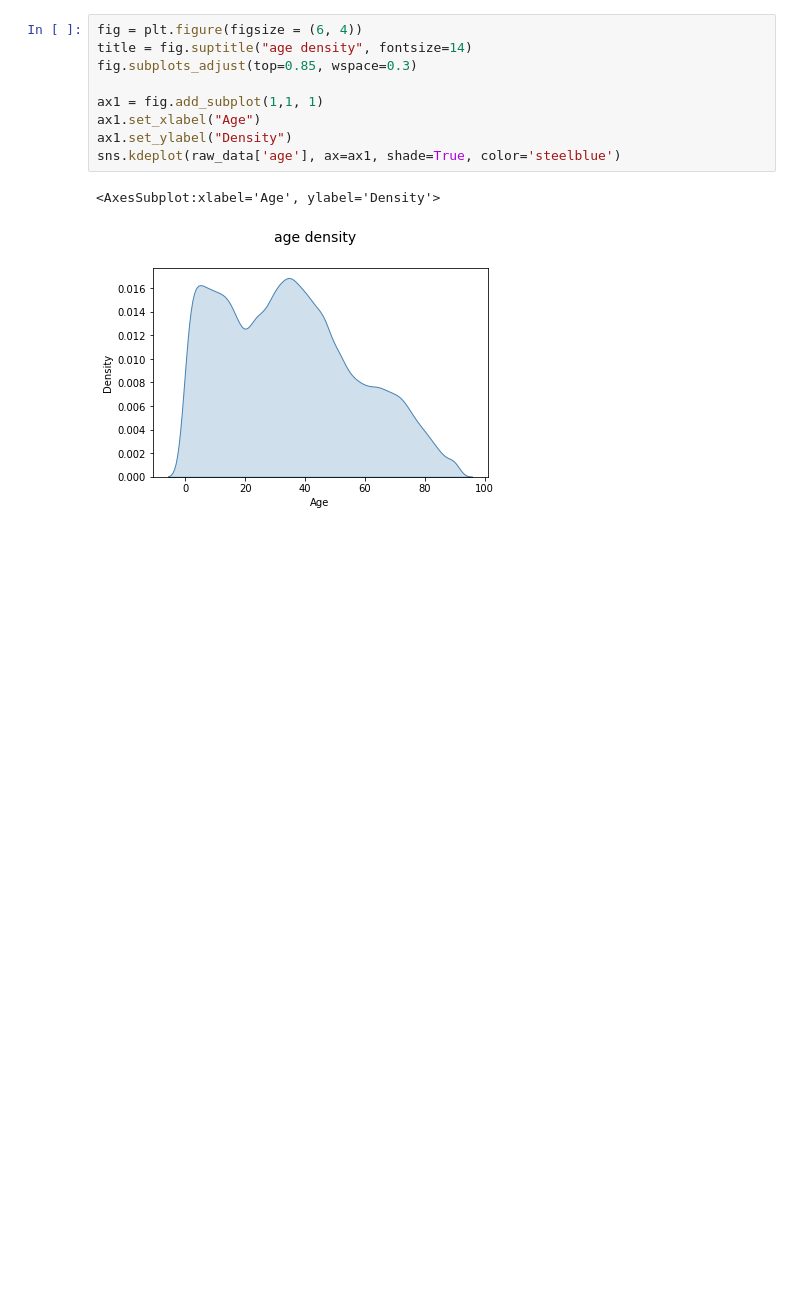
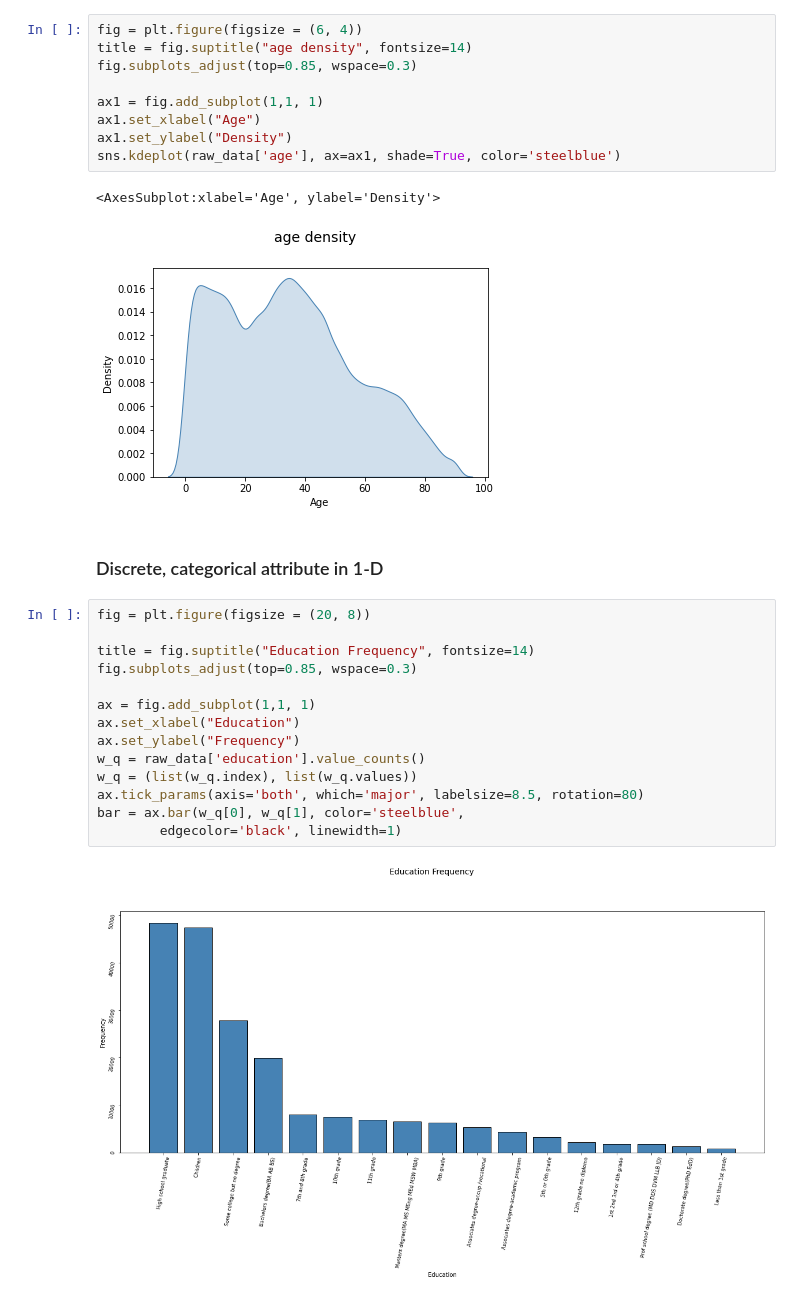
Before and after one commit to ThomasBrue/first-assignment-data-science, a Jupyter notebook: censusIncome.ipynb, the cells around one changed output. Saved outputs shown, nothing was run; the diff lists cells and outputs as text; blank space fills up the shorter version.

Commit message:
added categorial plot

```diff
--- a/censusIncome.ipynb
+++ b/censusIncome.ipynb
@@ -73,3 +73,21 @@ sns.kdeplot(raw_data['age'], ax=ax1, shade=True, color='steelblue')
 # %% [output]
 <AxesSubplot:xlabel='Age', ylabel='Density'>
 [figure]
+# %% [markdown]
+### Discrete, categorical attribute in 1-D
+# %%
+fig = plt.figure(figsize = (20, 8))
+
+title = fig.suptitle("Education Frequency", fontsize=14)
+fig.subplots_adjust(top=0.85, wspace=0.3)
+
+ax = fig.add_subplot(1,1, 1)
+ax.set_xlabel("Education")
+ax.set_ylabel("Frequency")
+w_q = raw_data['education'].value_counts()
+w_q = (list(w_q.index), list(w_q.values))
+ax.tick_params(axis='both', which='major', labelsize=8.5, rotation=80)
+bar = ax.bar(w_q[0], w_q[1], color='steelblue',
+        edgecolor='black', linewidth=1)
+# %% [output]
+[figure, added]
```
